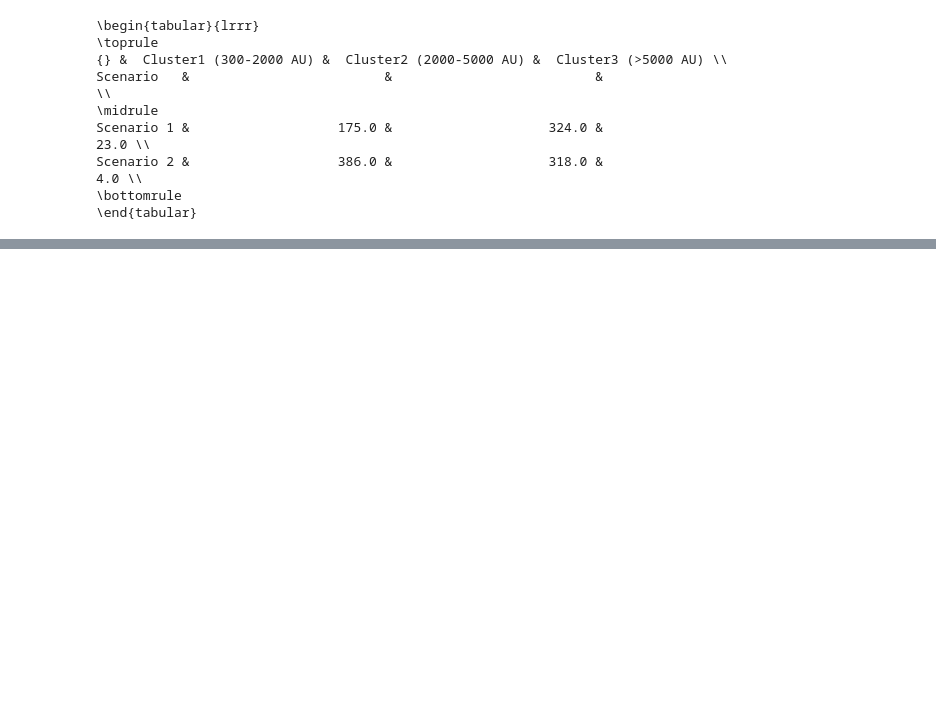
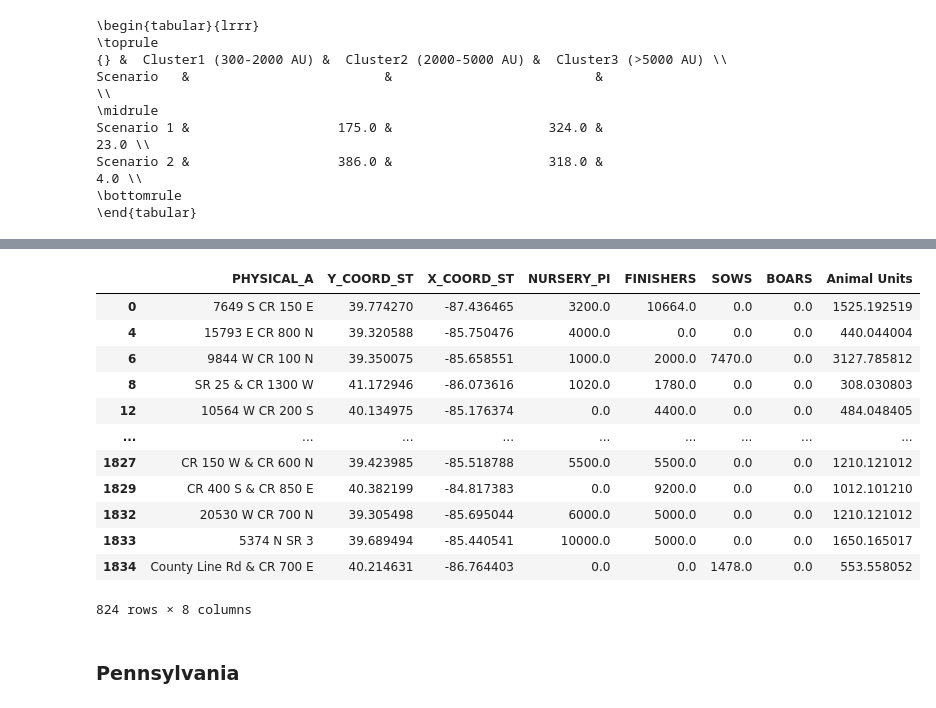
Before and after one commit to emartinher-ULaval/Ontario_P-FlowsRecovery, a Jupyter notebook: Data/CAFOSSizesDistributions/CAFOS_Sizes_Distributions.ipynb, the cells around one changed output, grey strips where cells are left out. Cells and saved outputs as stored; diff of their text form; code cells hidden in the pictures; blank space fills up the shorter version.

```diff
--- a/Data/CAFOSSizesDistributions/CAFOS_Sizes_Distributions.ipynb
+++ b/Data/CAFOSSizesDistributions/CAFOS_Sizes_Distributions.ipynb
@@ -893,0 +951,19 @@ param_df_Scenario2.loc['mean']['Mean']
+# %%
+Indiana_Filtered = Indiana_df_Swine_filtered[Indiana_df_Swine_filtered['Animal Units'] > 300]
+Indiana_Filtered
+# %% [output]
+|  | PHYSICAL_A | Y_COORD_ST | X_COORD_ST | NURSERY_PI | FINISHERS | SOWS | BOARS | Animal Units |
+| 0 | 7649 S CR 150 E | 39.774270 | -87.436465 | 3200.0 | 10664.0 | 0.0 | 0.0 | 1525.192519 |
+| 4 | 15793 E CR 800 N | 39.320588 | -85.750476 | 4000.0 | 0.0 | 0.0 | 0.0 | 440.044004 |
+| 6 | 9844 W CR 100 N | 39.350075 | -85.658551 | 1000.0 | 2000.0 | 7470.0 | 0.0 | 3127.785812 |
+| 8 | SR 25 & CR 1300 W | 41.172946 | -86.073616 | 1020.0 | 1780.0 | 0.0 | 0.0 | 308.030803 |
+| 12 | 10564 W CR 200 S | 40.134975 | -85.176374 | 0.0 | 4400.0 | 0.0 | 0.0 | 484.048405 |
+| ... | ... | ... | ... | ... | ... | ... | ... | ... |
+| 1827 | CR 150 W & CR 600 N | 39.423985 | -85.518788 | 5500.0 | 5500.0 | 0.0 | 0.0 | 1210.121012 |
+| 1829 | CR 400 S & CR 850 E | 40.382199 | -84.817383 | 0.0 | 9200.0 | 0.0 | 0.0 | 1012.101210 |
+| 1832 | 20530 W CR 700 N | 39.305498 | -85.695044 | 6000.0 | 5000.0 | 0.0 | 0.0 | 1210.121012 |
+| 1833 | 5374 N SR 3 | 39.689494 | -85.440541 | 10000.0 | 5000.0 | 0.0 | 0.0 | 1650.165017 |
+| 1834 | County Line Rd & CR 700 E | 40.214631 | -86.764403 | 0.0 | 0.0 | 1478.0 | 0.0 | 553.558052 |
+824 rows × 8 columns
+# %% [markdown]
+### Pennsylvania
```
Also changed, not shown: parts of 9 cells of this notebook, 25 other files.
